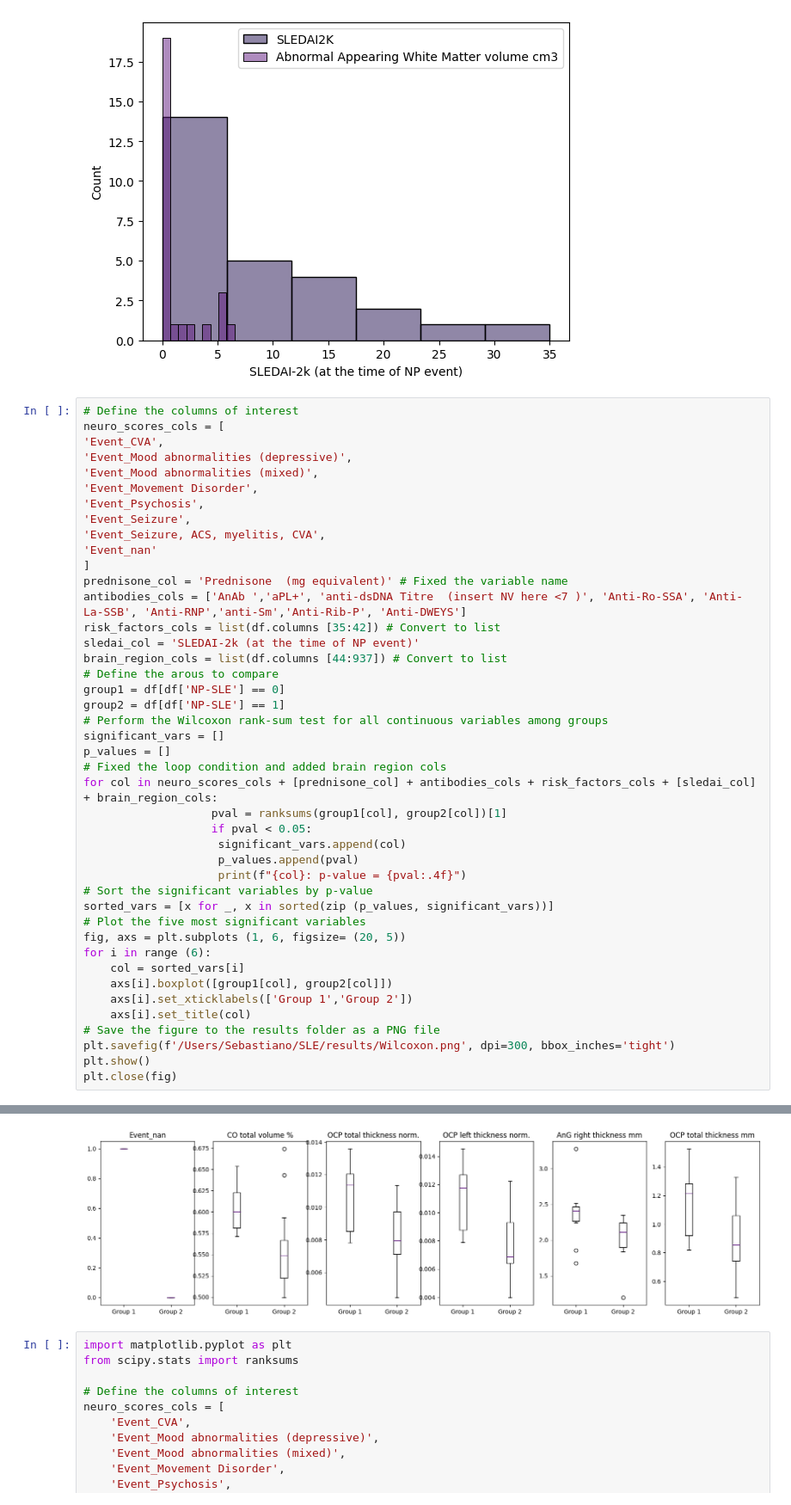
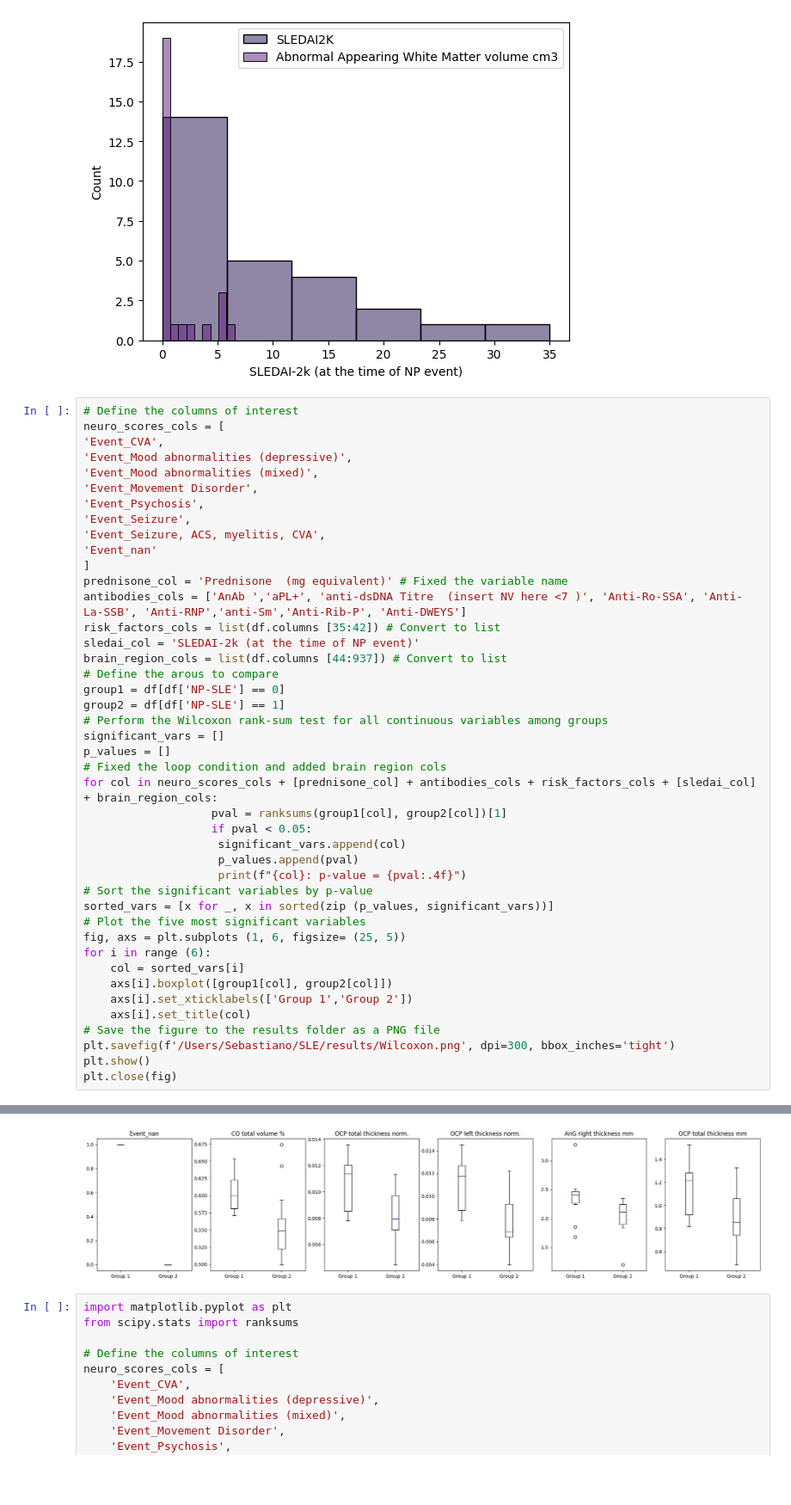
Before and after one commit to Sebarz98/Neuro_Lupus, a Jupyter notebook: code/Stats.ipynb, the cells around one changed output, grey strips where cells are left out. Shown at 86% size. Drawn from its saved outputs; the diff is of its cells as text; blank space fills up the shorter version.

```diff
--- a/code/Stats.ipynb
+++ b/code/Stats.ipynb
@@ -483,35 +483,35 @@ for col in neuro_scores_cols + [prednisone_col] + antibodies_cols + risk_factors
 # Sort the significant variables by p-value
 sorted_vars = [x for _, x in sorted(zip (p_values, significant_vars))]
 # Plot the five most significant variables
-fig, axs = plt.subplots (1, 6, figsize= (20, 5))
+fig, axs = plt.subplots (1, 6, figsize= (25, 5))
 for i in range (6):
     col = sorted_vars[i]
     axs[i].boxplot([group1[col], group2[col]])
     axs[i].set_xticklabels(['Group 1','Group 2'])
     axs[i].set_title(col)
 # Save the figure to the results folder as a PNG file
 plt.savefig(f'/Users/Sebastiano/SLE/results/Wilcoxon.png', dpi=300, bbox_inches='tight')
 plt.show()
 plt.close(fig)
 # %% [output]
 Event_nan: p-value = 0.0000
 Amygdala right volume %: p-value = 0.0369
 OpIFG total volume cm3: p-value = 0.0226
 OpIFG total volume %: p-value = 0.0290
 OpIFG left volume cm3: p-value = 0.0174
 OpIFG left volume %: p-value = 0.0290
 MFG total volume %: p-value = 0.0226
 SMC left volume %: p-value = 0.0415
 SMC volume asymmetry: p-value = 0.0088
 PT left volume %: p-value = 0.0415
 TTG right volume cm3: p-value = 0.0174
 TTG right volume %: p-value = 0.0174
 ... (46 lines left out)
 OCP total thickness mm: p-value = 0.0057
 OCP total thickness norm.: p-value = 0.0031
 OCP left thickness mm: p-value = 0.0066
 OCP left thickness norm.: p-value = 0.0042
-[figure, old version]
+[figure, new version]
 # %%
 import matplotlib.pyplot as plt
 from scipy.stats import ranksums
```
Also changed, not shown: 1 other file.
